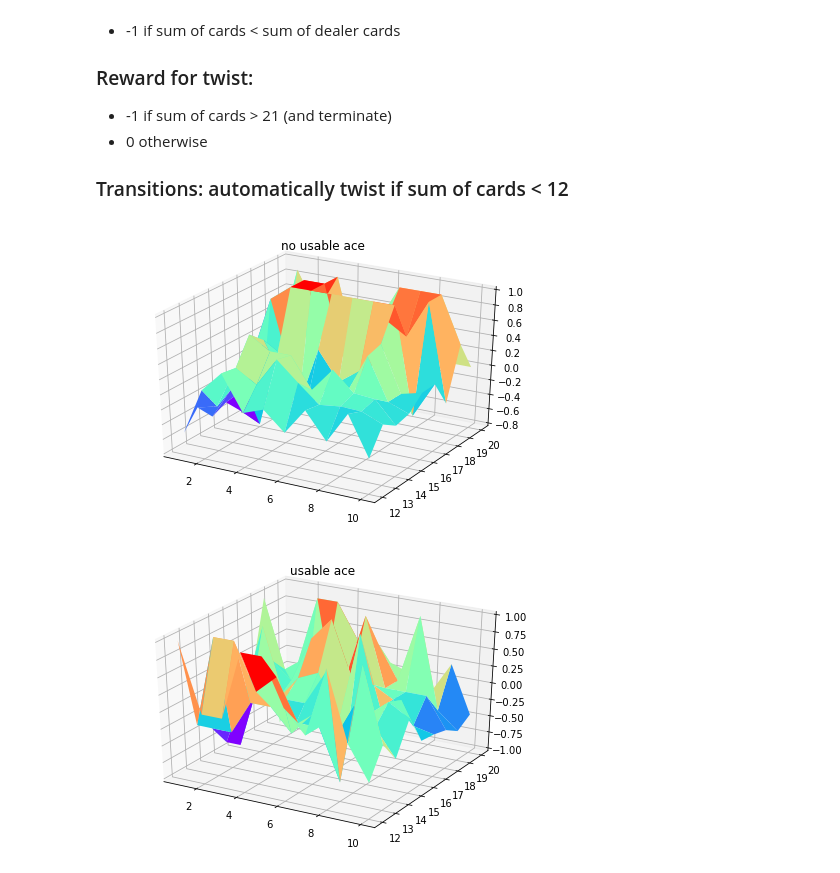
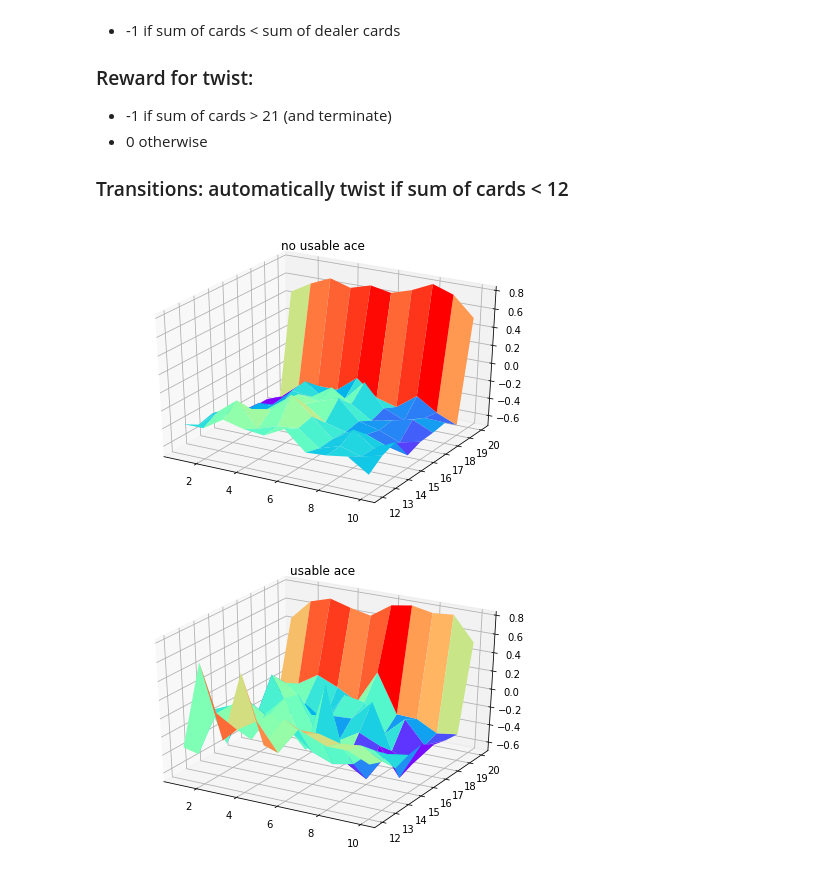
Before and after one commit to yytdfc/reinforcement-learning-an-introduction, a Jupyter notebook: rl-chapter5.ipynb, the cells around one changed output. Saved outputs shown, nothing was run; the diff lists cells and outputs as text; code cells hidden in the pictures.

```diff
--- a/rl-chapter5.ipynb
+++ b/rl-chapter5.ipynb
@@ -144,9 +116,29 @@ def plot_v(v, name):
+# %%
+class MC_Predict():
+    def __init__(self):
+        self.v_ = np.zeros((2,11,22), dtype=np.float64)
+        self.n_ = np.zeros((2,11,22), dtype=np.uint32)
+    def pi(self, s):
+        if 0<=s[2]<20: return TWIST
+        else: return STICK
+    def train(self, n_episode = 1):
+        for _ in range(n_episode):
+            env = Blackjack()
+            s = env.state()
+            states = []
+            while 1:
+                states.append(s)
+                s, r, g, t = env.step(self.pi(s))
+                if t: break
+            for (ua, sh, sc) in states:
+                self.n_[ua, sh, sc] += 1
+                self.v_[ua, sh, sc] += (g-self.v_[ua, sh, sc])/self.n_[ua, sh, sc]
 # %%
-t=Trainer()
+t = MC_Predict()
 t.train(10000)
-plot_v(t.q_.max(axis=3)[0], 'no usable ace')
-plot_v(t.q_.max(axis=3)[1], 'usable ace')
+plot_v(t.v_[0], 'no usable ace')
+plot_v(t.v_[1], 'usable ace')
 # %% [output]
-[figure, old version]
+[figure, new version]
-[figure, old version]
+[figure, new version]
 # %%
```
Also changed, not shown: parts of 7 cells of this notebook, 1 other file.
